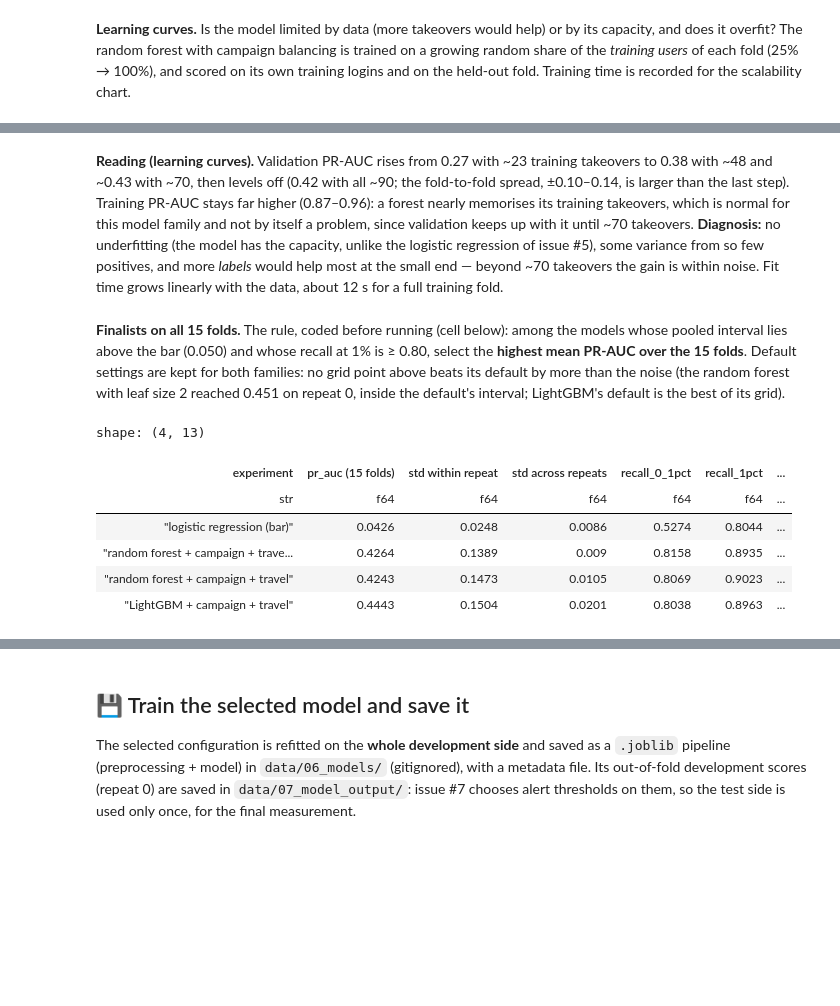
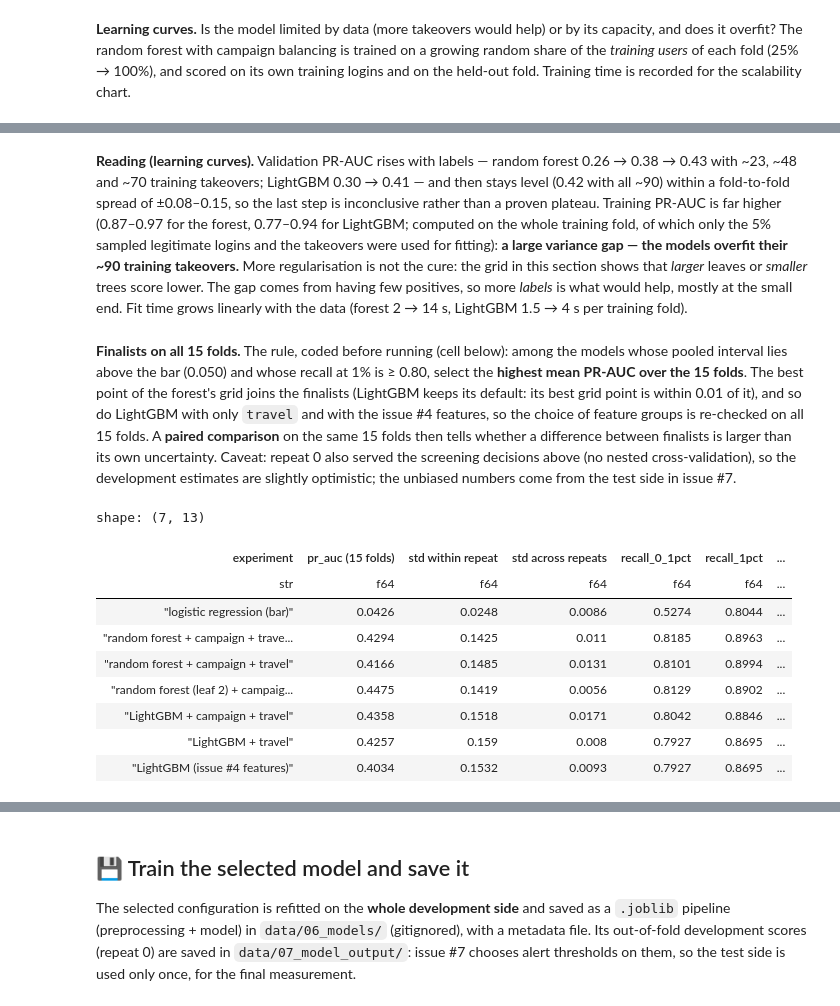
Before and after one commit to modsiw-mona/anomaly_detection_ato, a Jupyter notebook: notebooks/5-models/06-sap-model_selection-2026_11_03.ipynb, the cells around one changed output, grey strips where cells are left out. Cells and saved outputs as stored; diff of their text form; code cells hidden in the pictures; blank space fills up the shorter version.

```diff
--- a/notebooks/5-models/06-sap-model_selection-2026_11_03.ipynb
+++ b/notebooks/5-models/06-sap-model_selection-2026_11_03.ipynb
@@ -36,6 +36,7 @@ REPO_ROOT = next(p for p in (Path.cwd(), *Path.cwd().parents) if (p / "pyproject
 if str(REPO_ROOT / "src") not in sys.path:
     sys.path.insert(0, str(REPO_ROOT / "src"))
 # %%
+import hashlib
 import json
 import time
 import warnings
@@ -51,6 +52,7 @@ from data.datasets import load_dataset_config
 from data.features import DEFAULT_GROUPS, feature_columns
 from data.split import load_side
 from model import selection
+from model.baselines import NEGATIVE_SHARE
 from model.evaluation import assign_folds, bootstrap_pr_auc, evaluate
 from model.selection import (
     candidate,
@@ -65,7 +67,8 @@ from model.selection import (
 warnings.filterwarnings("ignore", message="X does not have valid feature names")
 pl.Config.set_tbl_rows(40)
 pl.Config.set_fmt_str_lengths(50)
-pl.Config.set_tbl_width_chars(200)
+pl.Config.set_tbl_width_chars(250)
+pl.Config.set_tbl_cols(-1)  # every column the text cites is visible
 
 SURFACE, INK, INK_2, MUTED, GRID, AXIS = (
     "#fcfcfb",
@@ -233,6 +243,7 @@ def run(  # noqa: PLR0913 — one experiment, many knobs
             "step": step, "experiment": label, "repeat": repeat, "columns": len(columns),
             "pr_auc": float(np.mean([m["pr_auc"] for m in per_fold])),
             "pr_auc_std": float(np.std([m["pr_auc"] for m in per_fold], ddof=1)),
+            "pr_auc_per_fold": [m["pr_auc"] for m in per_fold],
             "pooled_low": low, "pooled_high": high,
             "recall_0_1pct": float(np.mean([m["recall_at_0_1pct"] for m in per_fold])),
             "recall_1pct": float(np.mean([m["recall_at_1pct"] for m in per_fold])),
@@ -428,6 +439,7 @@ leave_out = []
 for name, fitter, columns in [
     ("logistic regression", candidate("logistic regression"), BASE),
     ("random forest + campaign + travel", candidate("random forest"), NEW),
+    ("LightGBM + campaign + travel", candidate("LightGBM"), NEW),
 ]:
     seen = run(f"{name} · nothing hidden", fitter, columns, step="leave-out")
     for hidden_name, hidden in groups.items():
@@ -751,70 +799,82 @@ plt.show()
 # %% [markdown]
-**Reading (learning curves).** Validation PR-AUC rises from 0.27 with ~23 training takeovers to 0.38 with ~48
-and ~0.43 with ~70, then levels off (0.42 with all ~90; the fold-to-fold spread, ±0.10–0.14, is larger than the
-last step). Training PR-AUC stays far higher (0.87–0.96): a forest nearly memorises its training takeovers, which
-is normal for this model family and not by itself a problem, since validation keeps up with it until ~70
-takeovers. **Diagnosis:** no underfitting (the model has the capacity, unlike the logistic regression of issue #5),
-some variance from so few positives, and more *labels* would help most at the small end — beyond ~70 takeovers the
-gain is within noise. Fit time grows linearly with the data, about 12 s for a full training fold.
+**Reading (learning curves).** Validation PR-AUC rises with labels — random forest 0.26 → 0.38 → 0.43 with
+~23, ~48 and ~70 training takeovers; LightGBM 0.30 → 0.41 — and then stays level (0.42 with all ~90) within a
+fold-to-fold spread of ±0.08–0.15, so the last step is inconclusive rather than a proven plateau. Training PR-AUC is
+far higher (0.87–0.97 for the forest, 0.77–0.94 for LightGBM; computed on the whole training fold, of which only
+the 5% sampled legitimate logins and the takeovers were used for fitting): **a large variance gap — the models
+overfit their ~90 training takeovers.** More regularisation is not the cure: the grid in this section shows that
+*larger* leaves or *smaller* trees score lower. The gap comes from having few positives, so more *labels* is what
+would help, mostly at the small end. Fit time grows linearly with the data (forest 2 → 14 s, LightGBM 1.5 → 4 s per
+training fold).
 # %% [markdown]
 **Finalists on all 15 folds.** The rule, coded before running (cell below): among the models whose pooled
 interval lies above the bar (0.050) and whose recall at 1% is ≥ 0.80, select the **highest mean PR-AUC over the 15
-folds**. Default settings are kept for both families: no grid point above beats its default by more than the
-noise (the random forest with leaf size 2 reached 0.451 on repeat 0, inside the default's interval; LightGBM's
-default is the best of its grid).
+folds**. The best point of the forest's grid joins the finalists (LightGBM keeps its default: its best grid point is within 0.01 of it), and so do LightGBM
+with only `travel` and with the issue #4 features, so the choice of feature groups is re-checked on all 15 folds.
+A **paired comparison** on the same 15 folds then tells whether a difference between finalists is larger than its
+own uncertainty. Caveat: repeat 0 also served the screening decisions above (no nested cross-validation), so the
+development estimates are slightly optimistic; the unbiased numbers come from the test side in issue #7.
 # %%
-FINALISTS = {
-    "logistic regression (bar)": (candidate("logistic regression"), BASE, "logistic regression"),
+TUNED_FOREST = "random forest (leaf 2, features sqrt)"  # best point of the forest grid
+FINALISTS = {  # label: (fitter, columns, same experiment already run on repeat 0, model, balanced)
+    "logistic regression (bar)": (candidate("logistic regression"), BASE, "logistic regression", "logistic regression", False),
     "random forest + campaign + travel, balanced": (
-        candidate("random forest", balance_campaign=True),
-        NEW,
-        "random forest + campaign + travel, campaign-balanced",
+        candidate("random forest", balance_campaign=True), NEW,
+        "random forest + campaign + travel, campaign-balanced", "random forest", True,
     ),
     "random forest + campaign + travel": (
-        candidate("random forest"),
-        NEW,
-        "random forest + campaign + travel",
+        candidate("random forest"), NEW, "random forest + campaign + travel", "random forest", False,
     ),
-    "LightGBM + campaign + travel": (candidate("LightGBM"), NEW, "LightGBM + campaign + travel"),
-}
-for label, (fitter, columns, already_run) in FINALISTS.items():
+    "random forest (leaf 2) + campaign + travel, balanced": (
+        candidate(TUNED_FOREST, balance_campaign=True), NEW, f"{TUNED_FOREST}, balanced", TUNED_FOREST, True,
+    ),
+    "LightGBM + campaign + travel": (candidate("LightGBM"), NEW, "LightGBM + campaign + travel", "LightGBM", False),
+    "LightGBM + travel": (
+        candidate("LightGBM"), feature_columns((*DEFAULT_GROUPS, "travel")), "LightGBM + travel", "LightGBM", False,
+    ),
+    "LightGBM (issue #4 features)": (candidate("LightGBM"), BASE, "LightGBM", "LightGBM", False),
+}  # fmt: skip
+for label, (fitter, columns, already_run, _, _) in FINALISTS.items():
     for repeat in range(N_REPEATS):
         run(
             label,
             fitter,
             columns,
             repeat=repeat,
             step="finalists",
             reuse=already_run if repeat == 0 else None,
         )
 finalists = (
     pl.DataFrame([r for r in results if r["step"] == "finalists"])
     .group_by("experiment", maintain_order=True)
     .agg(
         pl.col("pr_auc").mean().alias("pr_auc (15 folds)"),
         pl.col("pr_auc_std").mean().alias("std within repeat"),
         pl.col("pr_auc").std().alias("std across repeats"),
         pl.col("recall_0_1pct").mean(),
         pl.col("recall_1pct").mean(),
         pl.col("precision_1pct").mean(),
         pl.col("pr_auc_romania").mean(),
         pl.col("pr_auc_other").mean(),
         pl.col("recall_1pct_romania").mean(),
         pl.col("recall_1pct_other").mean(),
         pl.col("pooled_low").mean(),
         pl.col("pooled_high").mean(),
     )
     .with_columns(pl.col(pl.Float64).round(4))
 )
 finalists
 # %% [output]
-shape: (4, 13)
+shape: (7, 13)
 | experiment | pr_auc (15 folds) | std within repeat | std across repeats | recall_0_1pct | recall_1pct | ... |
 | str | f64 | f64 | f64 | f64 | f64 | ... |
 | "logistic regression (bar)" | 0.0426 | 0.0248 | 0.0086 | 0.5274 | 0.8044 | ... |
-| "random forest + campaign + trave... | 0.4264 | 0.1389 | 0.009 | 0.8158 | 0.8935 | ... |
-| "random forest + campaign + travel" | 0.4243 | 0.1473 | 0.0105 | 0.8069 | 0.9023 | ... |
-| "LightGBM + campaign + travel" | 0.4443 | 0.1504 | 0.0201 | 0.8038 | 0.8963 | ... |
+| "random forest + campaign + trave... | 0.4294 | 0.1425 | 0.011 | 0.8185 | 0.8963 | ... |
+| "random forest + campaign + travel" | 0.4166 | 0.1485 | 0.0131 | 0.8101 | 0.8994 | ... |
+| "random forest (leaf 2) + campaig... | 0.4475 | 0.1419 | 0.0056 | 0.8129 | 0.8902 | ... |
+| "LightGBM + campaign + travel" | 0.4358 | 0.1518 | 0.0171 | 0.8042 | 0.8846 | ... |
+| "LightGBM + travel" | 0.4257 | 0.159 | 0.008 | 0.7927 | 0.8695 | ... |
+| "LightGBM (issue #4 features)" | 0.4034 | 0.1532 | 0.0093 | 0.7927 | 0.8695 | ... |
 # %%
 BAR, MIN_RECALL_1PCT = 0.050, 0.80  # issue #5: upper end of the baseline interval; its recall at 1%
 chosen = finalists.filter(
```
Also changed, not shown: parts of 22 cells of this notebook, 1 other file.
